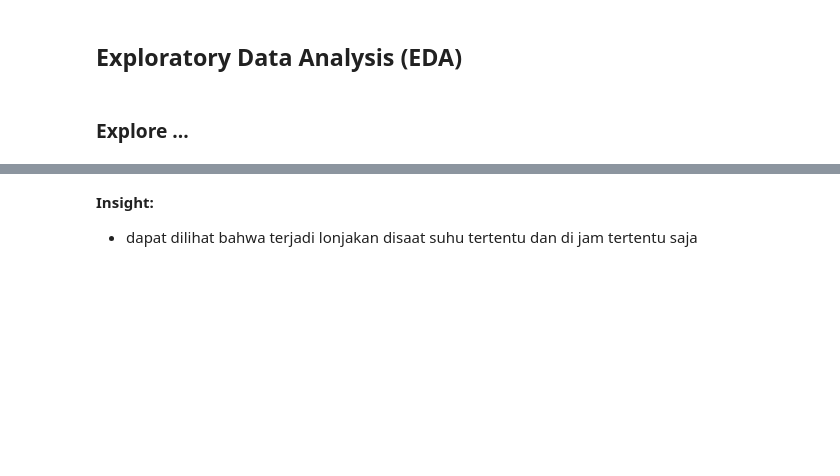
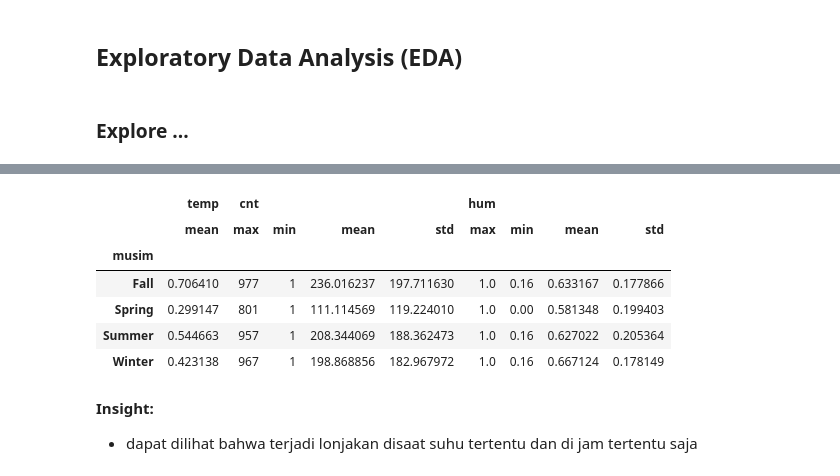
Before and after one commit to Gibskuyyyy/ProyekAnalisisData, a Jupyter notebook: Proyek_Analisis_Data.ipynb, the cells around one changed output, grey strips where cells are left out. Cells and saved outputs as stored; diff of their text form; code cells hidden in the pictures; blank space fills up the shorter version.

```diff
--- a/Proyek_Analisis_Data.ipynb
+++ b/Proyek_Analisis_Data.ipynb
@@ -209,3 +155,64 @@ The `ci` parameter is deprecated. Use `errorbar=None` for the same effect.
+# %%
+# Pastikan kolom tanggal sudah dalam format datetime
+df['dteday'] = pd.to_datetime(df['dteday'])
+
+# Menambahkan kolom nama hari (dalam bahasa Inggris)
+df['day_name'] = df['dteday'].dt.day_name()
+
+# Jika ingin dalam Bahasa Indonesia
+day_map = {
+    'Monday': 'Senin',
+    'Tuesday': 'Selasa',
+    'Wednesday': 'Rabu',
+    'Thursday': 'Kamis',
+    'Friday': 'Jumat',
+    'Saturday': 'Sabtu',
+    'Sunday': 'Minggu'
+}
+df['Hari'] = df['day_name'].map(day_map)
+
+df.drop('day_name', axis=1, inplace=True)
+
+# Cek hasilnya
+df.head()
+
+df.groupby(by="Hari").agg({
+    "weekday": "count",
+    "cnt": ["max", "min", "mean", "std"]
+})
+
+df.groupby(by="hr").agg({
+    "weekday": "count",
+    "cnt": ["max", "min", "mean", "std"]
+})
+
+df.groupby(['Hari', 'hr']).agg({
+    'weekday': 'count',    # Bisa dianggap sebagai jumlah data (frekuensi jam itu muncul)
+    'cnt': ['max', 'min', 'mean', 'std']
+}).rename(columns={'weekday': 'count'})
+
+season_map = {
+    1: 'Spring',
+    2: 'Summer',
+    3: 'Fall',
+    4: 'Winter'
+}
+
+df['musim'] = df['season'].map(season_map)
+
+df.groupby(by="musim").agg({
+    "temp": "mean",
+    "cnt": ["max", "min", "mean", "std"],
+    "hum": ["max", "min", "mean", "std"]
+})
+# %% [output]
+|  | temp | cnt |  |  |  | hum |  |  |  |
+|  | mean | max | min | mean | std | max | min | mean | std |
+| musim |  |  |  |  |  |  |  |  |  |
+| Fall | 0.706410 | 977 | 1 | 236.016237 | 197.711630 | 1.0 | 0.16 | 0.633167 | 0.177866 |
+| Spring | 0.299147 | 801 | 1 | 111.114569 | 119.224010 | 1.0 | 0.00 | 0.581348 | 0.199403 |
+| Summer | 0.544663 | 957 | 1 | 208.344069 | 188.362473 | 1.0 | 0.16 | 0.627022 | 0.205364 |
+| Winter | 0.423138 | 967 | 1 | 198.868856 | 182.967972 | 1.0 | 0.16 | 0.667124 | 0.178149 |
 # %% [markdown]
 **Insight:**
 - dapat dilihat bahwa terjadi lonjakan disaat suhu tertentu dan di jam tertentu saja
```
Also changed, not shown: parts of 8 cells of this notebook, 4 other files.
